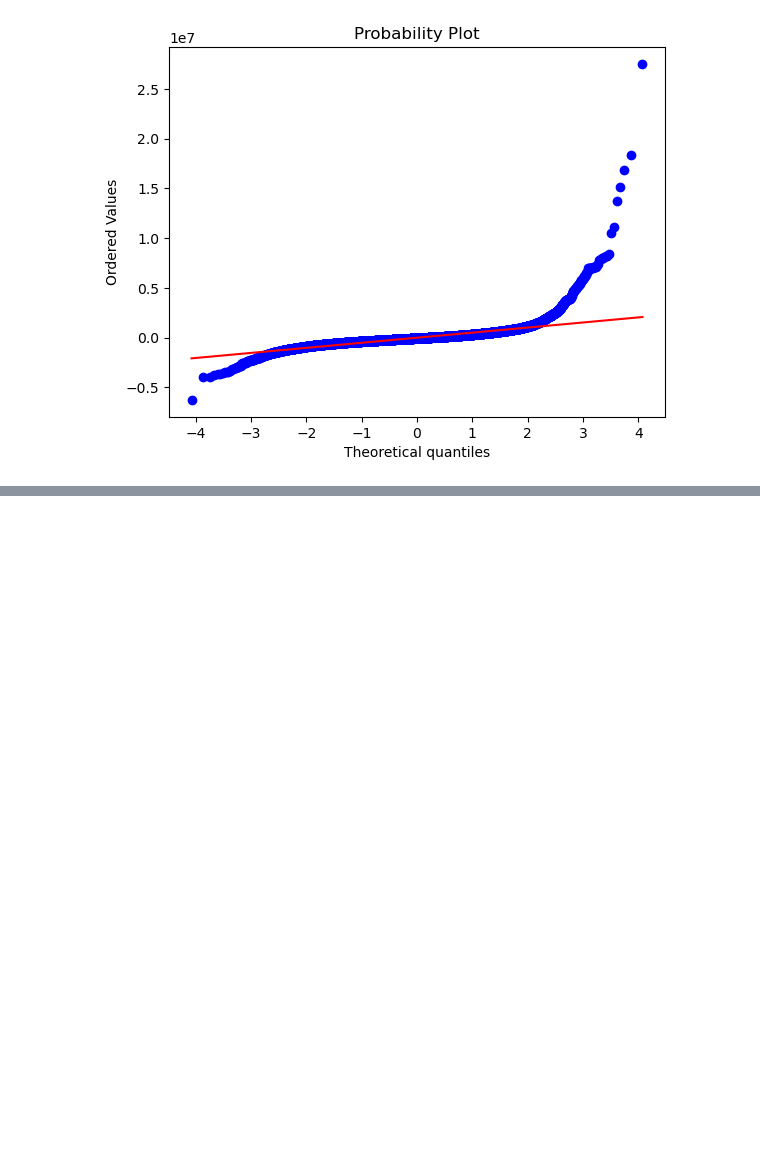
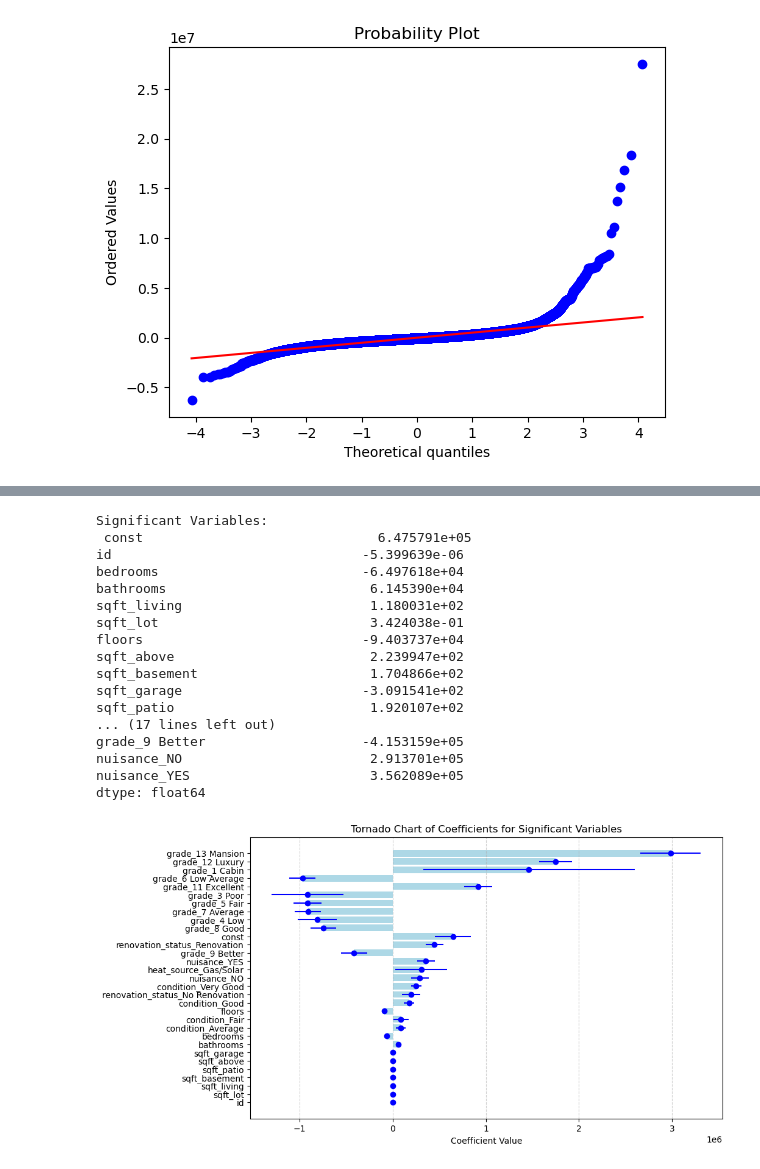
Before and after one commit to jguzzo522/project2house, a Jupyter notebook: housepj2.ipynb, the cells around one changed output, grey strips where cells are left out. Saved outputs shown, nothing was run; the diff lists cells and outputs as text; code cells hidden in the pictures; blank space fills up the shorter version.

```diff
--- a/housepj2.ipynb
+++ b/housepj2.ipynb
@@ -1322,9 +1293,0 @@ sns.boxplot(df_cleaned["price"], showmeans=True)
-# %%
-# create predictors
-predictors = .drop(['price'], axis=1)
-
-# create model intercept
-predictors_int = sm.add_constant(predictors)
-
-# fit model to data
-model = sm.OLS(insurance_df['charges'],predictors_int).fit()
@@ -1367,0 +1709,9 @@ print(model.summary())
+# %%
+# List of columns to remove
+columns_to_remove = ['address', 'date', 'lat', 'long', 'date', 'yr_built', 'yr_renovated', 'greenbelt', 'view', 'waterfront']
+
+# Remove specified columns from df_cleaned2
+df_cleaned2 = df_cleaned2.drop(columns=columns_to_remove, errors='ignore')
+
+# Display the shape of the DataFrame after column removal
+print("DataFrame shape after column removal: ", df_cleaned2.shape)
@@ -1367,0 +1780,48 @@ print(model.summary())
+# %%
+import matplotlib.pyplot as plt
+import numpy as np
+
+# Display coefficients of significant variables
+print("Significant Variables:\n", significant_vars2)
+
+# Extract the coefficients and their standard errors from the regression summary
+coefficients2_significant = modelsig2.params[significant_vars2.index]
+standard_errors2_significant = modelsig2.bse[significant_vars2.index]
+
+# Calculate the lower and upper bounds for each coefficient
+lower_bound2_significant = coefficients2_significant - 1.96 * standard_errors2_significant
+upper_bound2_significant = coefficients2_significant + 1.96 * standard_errors2_significant
+
+# Sort the coefficients based on their impact on the dependent variable
+sorted_indices2_significant = np.argsort(np.abs(coefficients2_significant))
+
+# Create a tornado chart
+plt.figure(figsize=(10, 6))
+plt.barh(range(len(coefficients2_significant)), coefficients2_significant[sorted_indices2_significant], color='lightblue')
+plt.errorbar(coefficients2_significant[sorted_indices2_significant], range(len(coefficients2_significant)),
+             xerr=1.96 * standard_errors2_significant[sorted_indices2_significant], fmt='o', color='blue', label='95% CI')
+
+plt.yticks(range(len(coefficients2_significant)), coefficients2_significant.index[sorted_indices2_significant])
+plt.xlabel('Coefficient Value')
+plt.title('Tornado Chart of Coefficients for Significant Variables')
+plt.grid(axis='x', linestyle='--', alpha=0.6)
+plt.show()
+# %% [output]
+Significant Variables:
+ const                              6.475791e+05
+id                                -5.399639e-06
+bedrooms                          -6.497618e+04
+bathrooms                          6.145390e+04
+sqft_living                        1.180031e+02
+sqft_lot                           3.424038e-01
+floors                            -9.403737e+04
+sqft_above                         2.239947e+02
+sqft_basement                      1.704866e+02
+sqft_garage                       -3.091541e+02
+sqft_patio                         1.920107e+02
+... (17 lines left out)
+grade_9 Better                    -4.153159e+05
+nuisance_NO                        2.913701e+05
+nuisance_YES                       3.562089e+05
+dtype: float64
+[figure, added]
```
Also changed, not shown: parts of 60 cells of this notebook.
